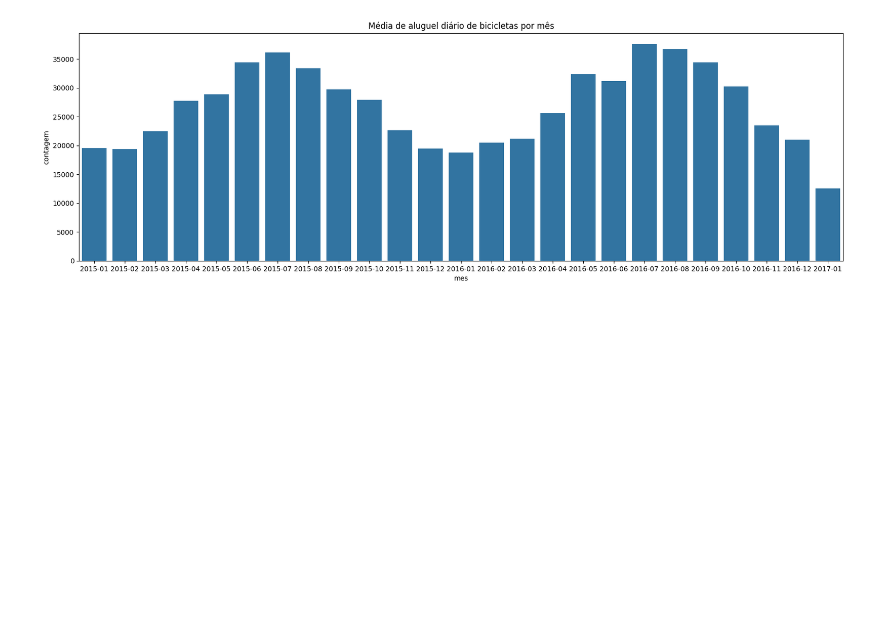
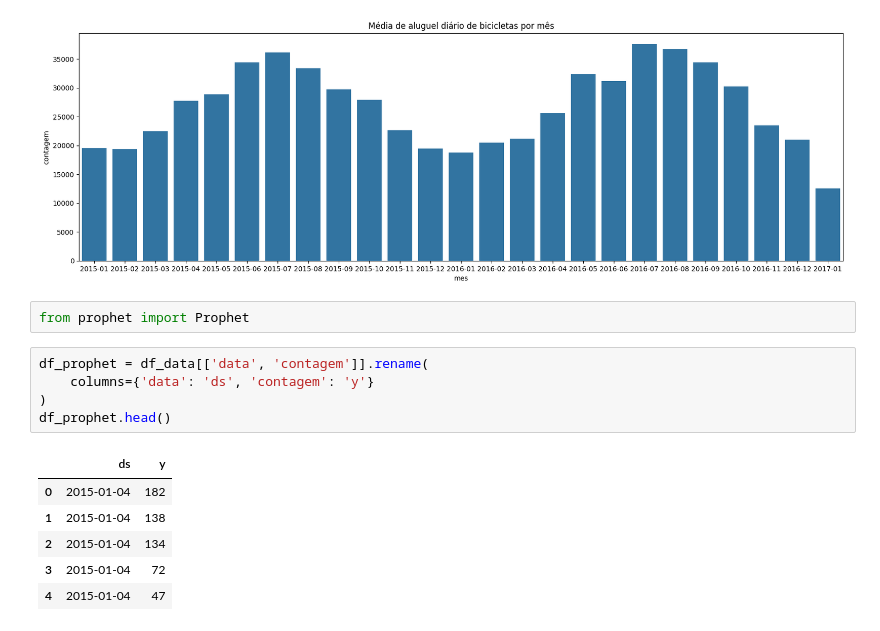
Before and after one commit to juliogazoli/alura-data-science-python-analisando-e-prevendo-series-temporais, a Jupyter notebook: atividades.ipynb, the cells around one changed output. Saved outputs shown, nothing was run; the diff lists cells and outputs as text; blank space fills up the shorter version.

```diff
--- a/atividades.ipynb
+++ b/atividades.ipynb
@@ -514,3 +514,17 @@ plt.title('Média de aluguel diário de bicicletas por mês')
 plt.show()
 # %% [output]
 [figure]
+# %%
+from prophet import Prophet
+# %%
+df_prophet = df_data[['data', 'contagem']].rename(
+    columns={'data': 'ds', 'contagem': 'y'}
+)
+df_prophet.head()
+# %% [output]
+|  | ds | y |
+| 0 | 2015-01-04 | 182 |
+| 1 | 2015-01-04 | 138 |
+| 2 | 2015-01-04 | 134 |
+| 3 | 2015-01-04 | 72 |
+| 4 | 2015-01-04 | 47 |
```
Also changed, not shown: parts of 2 cells of this notebook, 1 other file.
